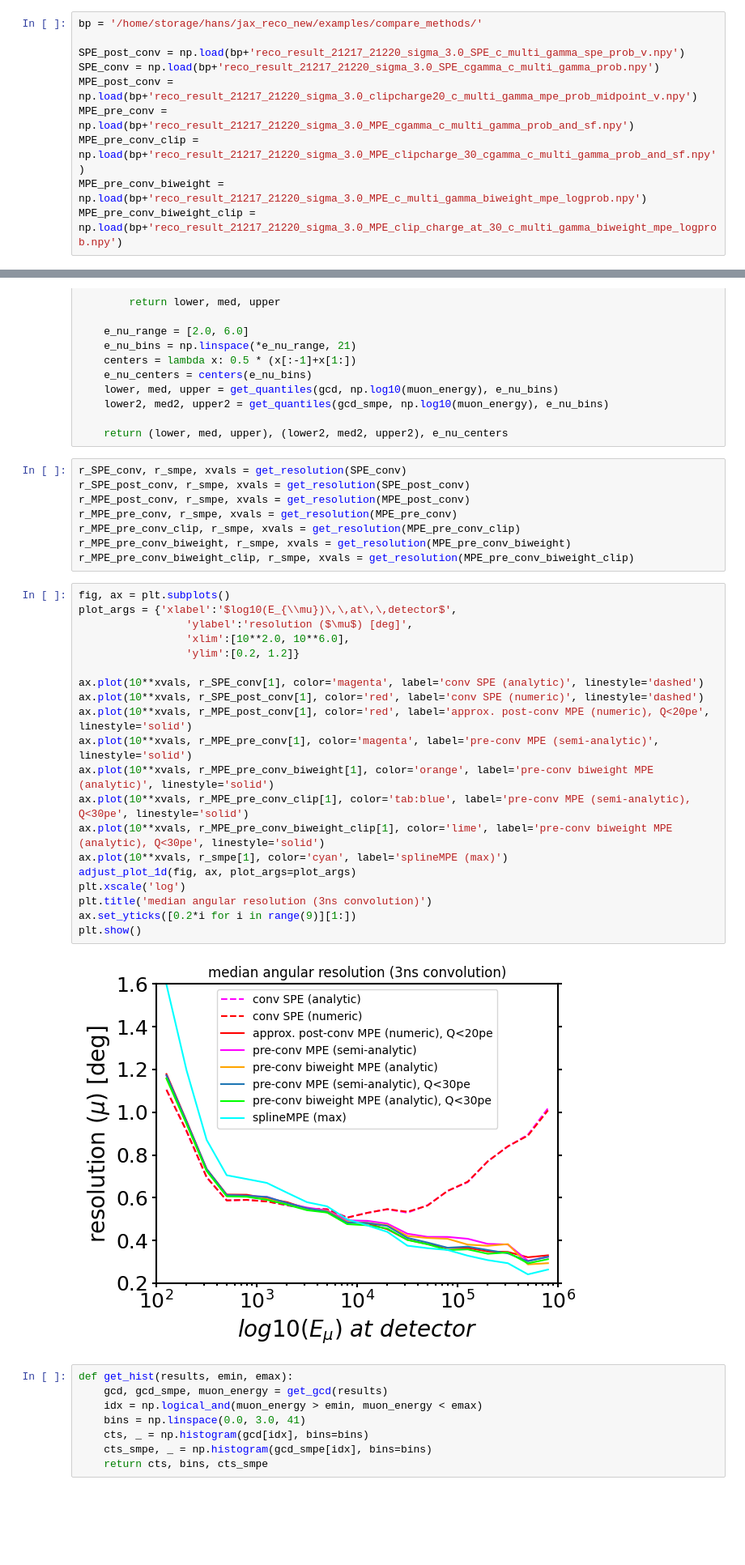
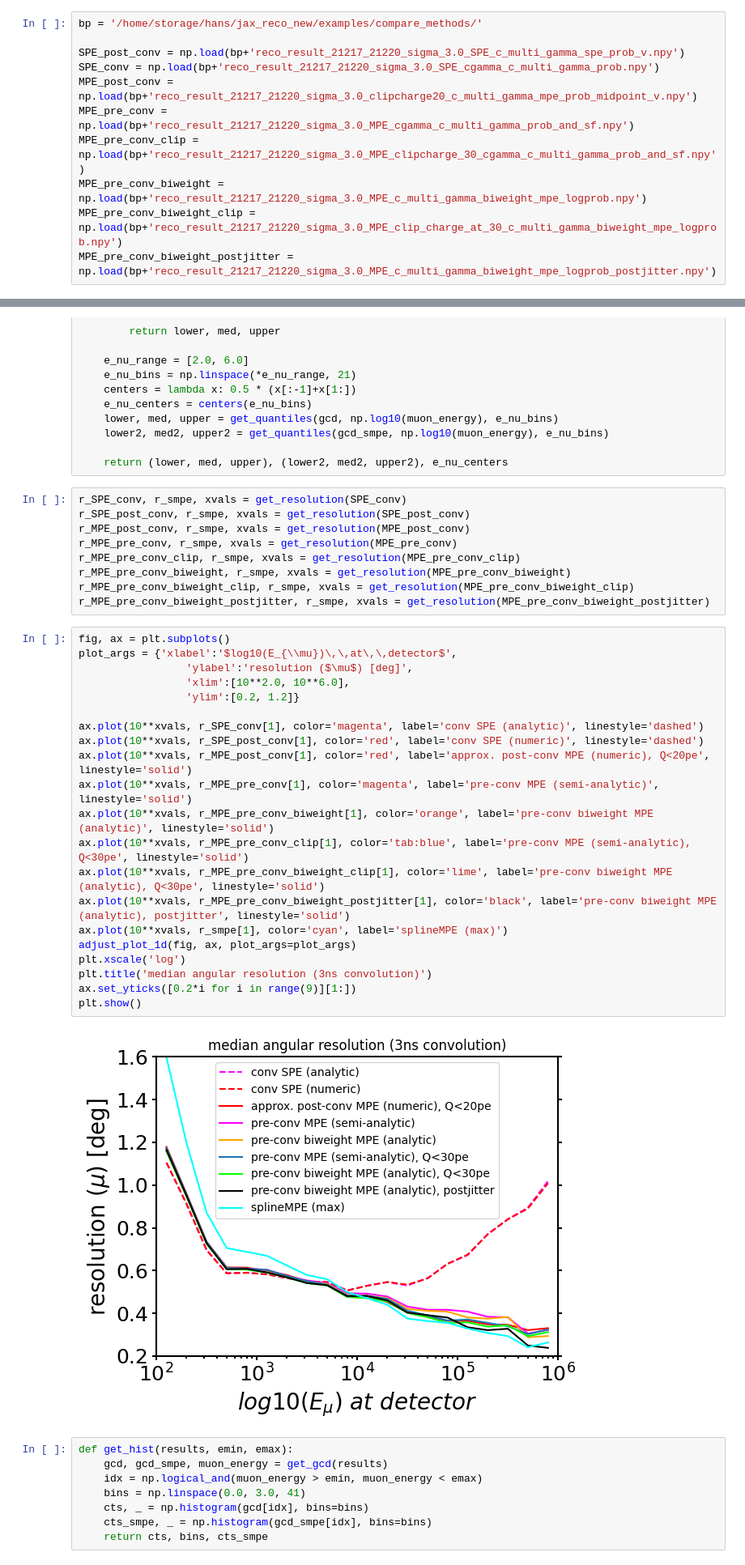
Before and after one commit to rishibbdb/TPN_DeV, a Jupyter notebook: dev/notebooks/resolution_summary3.ipynb, the cells around one changed output, grey strips where cells are left out. Shown at 81% size. Drawn from its saved outputs; the diff is of its cells as text; blank space fills up the shorter version.

Commit message:
more checks on 2ns postjitter

```diff
--- a/dev/notebooks/resolution_summary3.ipynb
+++ b/dev/notebooks/resolution_summary3.ipynb
@@ -17,6 +17,7 @@ MPE_pre_conv = np.load(bp+'reco_result_21217_21220_sigma_3.0_MPE_cgamma_c_multi_
 MPE_pre_conv_clip = np.load(bp+'reco_result_21217_21220_sigma_3.0_MPE_clipcharge_30_cgamma_c_multi_gamma_prob_and_sf.npy')
 MPE_pre_conv_biweight = np.load(bp+'reco_result_21217_21220_sigma_3.0_MPE_c_multi_gamma_biweight_mpe_logprob.npy')
 MPE_pre_conv_biweight_clip = np.load(bp+'reco_result_21217_21220_sigma_3.0_MPE_clip_charge_at_30_c_multi_gamma_biweight_mpe_logprob.npy')
+MPE_pre_conv_biweight_postjitter = np.load(bp+'reco_result_21217_21220_sigma_3.0_MPE_c_multi_gamma_biweight_mpe_logprob_postjitter.npy')
 # %%
 def GreatCircleDistance(azi_1, zen_1, azi_2, zen_2):
         ra_1 = azi_1
@@ -78,28 +79,30 @@ r_MPE_pre_conv, r_smpe, xvals = get_resolution(MPE_pre_conv)
 r_MPE_pre_conv_clip, r_smpe, xvals = get_resolution(MPE_pre_conv_clip)
 r_MPE_pre_conv_biweight, r_smpe, xvals = get_resolution(MPE_pre_conv_biweight)
 r_MPE_pre_conv_biweight_clip, r_smpe, xvals = get_resolution(MPE_pre_conv_biweight_clip)
+r_MPE_pre_conv_biweight_postjitter, r_smpe, xvals = get_resolution(MPE_pre_conv_biweight_postjitter)
 # %%
 fig, ax = plt.subplots()
 plot_args = {'xlabel':'$log10(E_{\\mu})\,\,at\,\,detector$',
                  'ylabel':'resolution ($\mu$) [deg]',
                  'xlim':[10**2.0, 10**6.0],
                  'ylim':[0.2, 1.2]}
 
 ax.plot(10**xvals, r_SPE_conv[1], color='magenta', label='conv SPE (analytic)', linestyle='dashed')
 ax.plot(10**xvals, r_SPE_post_conv[1], color='red', label='conv SPE (numeric)', linestyle='dashed')
 ax.plot(10**xvals, r_MPE_post_conv[1], color='red', label='approx. post-conv MPE (numeric), Q<20pe', linestyle='solid')
 ax.plot(10**xvals, r_MPE_pre_conv[1], color='magenta', label='pre-conv MPE (semi-analytic)', linestyle='solid')
 ax.plot(10**xvals, r_MPE_pre_conv_biweight[1], color='orange', label='pre-conv biweight MPE (analytic)', linestyle='solid')
 ax.plot(10**xvals, r_MPE_pre_conv_clip[1], color='tab:blue', label='pre-conv MPE (semi-analytic), Q<30pe', linestyle='solid')
 ax.plot(10**xvals, r_MPE_pre_conv_biweight_clip[1], color='lime', label='pre-conv biweight MPE (analytic), Q<30pe', linestyle='solid')
+ax.plot(10**xvals, r_MPE_pre_conv_biweight_postjitter[1], color='black', label='pre-conv biweight MPE (analytic), postjitter', linestyle='solid')
 ax.plot(10**xvals, r_smpe[1], color='cyan', label='splineMPE (max)')
 adjust_plot_1d(fig, ax, plot_args=plot_args)
 plt.xscale('log')
 plt.title('median angular resolution (3ns convolution)')
 ax.set_yticks([0.2*i for i in range(9)][1:])
 plt.show()
 # %% [output]
-[figure, old version]
+[figure, new version]
 # %%
 def get_hist(results, emin, emax):
     gcd, gcd_smpe, muon_energy = get_gcd(results)
```
Also changed, not shown: parts of 6 cells of this notebook, 8 other files.
